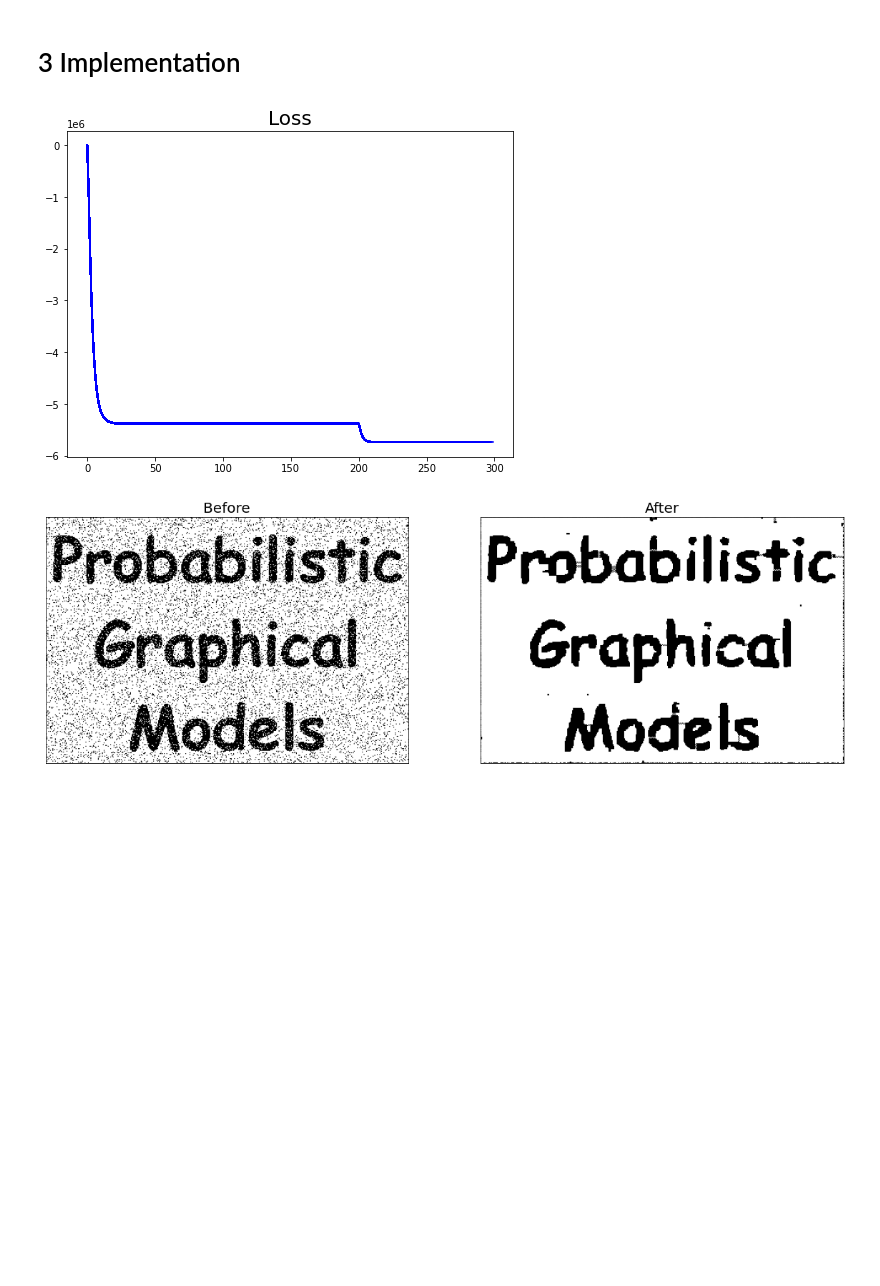
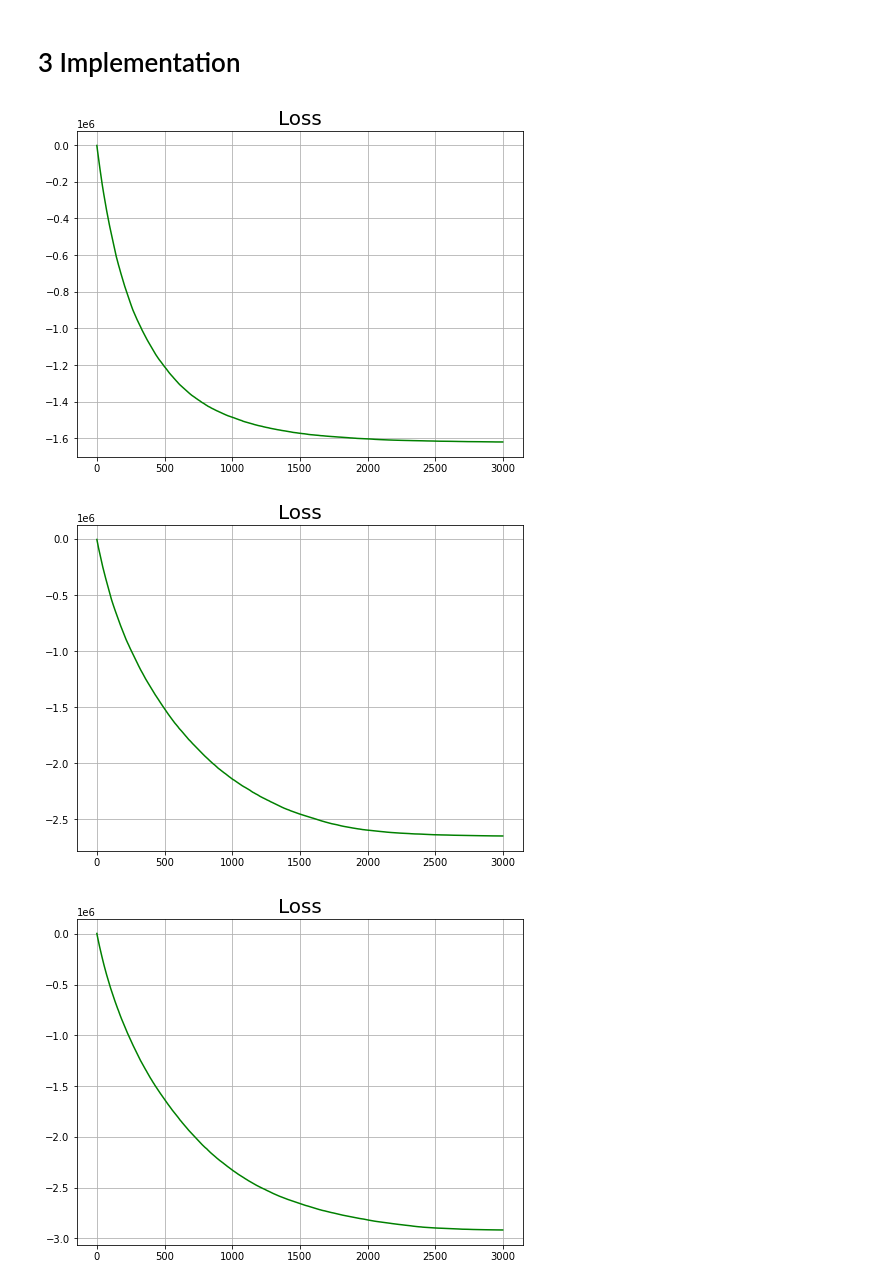
Before and after one commit to VyatkinAlexey/Noiseless, a Jupyter notebook: Notebooks/Bayessian.ipynb, the cells around one changed output. Drawn from its saved outputs; the diff is of its cells as text; code cells hidden in the pictures; blank space fills up the shorter version.

```diff
--- a/Notebooks/Bayessian.ipynb
+++ b/Notebooks/Bayessian.ipynb
@@ -70,36 +70,0 @@ def func_grad(Y, X, w1=8, w2=10):
-# %%
-Y_curr = np.array(np.random.choice(a=[-1, 1], size=[m, n]), dtype=np.float)
-# %%
-n_steps = 300
-lr = np.append(np.linspace(0.6, 0.2, n_steps//3), np.linspace(0.15, 0.1, 2*n_steps//3))
-losses = []
-fig = plt.figure(figsize=(8,6))
-ax = fig.add_subplot(1,1,1)
-ax.set_title('Loss', fontsize=20)
-batch_size = 200
-for step in range(n_steps):
-    losses.append(loss(Y_curr, noisy_image))
-    ax.plot(losses, c='b')
-
-    grad = func_grad(Y_curr, noisy_image)
-    Y_curr[1:m-1, 1:n-1] += lr[step] * grad
-    Y_curr = np.sign(Y_curr)
-# %% [output]
-[figure, removed]
-# %%
-fig, axes = plt.subplots(ncols=2, nrows=1)
-
-fig.set_figheight(10)
-fig.set_figwidth(20)
-
-axes[0].imshow(noisy_image, cmap='gray')
-axes[0].set_title('Before', fontsize=20)
-_ = axes[0].set_xticks([])
-_ = axes[0].set_yticks([])
-
-axes[1].imshow(Y_curr, cmap='gray')
-axes[1].set_title('After', fontsize=20)
-_ = axes[1].set_xticks([])
-_ = axes[1].set_yticks([])
-# %% [output]
-[figure, removed]
@@ -105,0 +165,16 @@ _ = axes[1].set_yticks([])
+# %%
+img_path = 'example/noisy.png'
+img = np.array(Image.open(img_path))
+recovered = []
+w1_list = [1, 3, 5, 7, 9]
+for w1 in w1_list:
+    init_img, recov_img = denoise_image(noisy_image=to_grayscale(img),
+                                        mode='one_discrete',
+                                        n_steps=3000, batch_size=400,
+                                        start_lr=0.65, stop_lr=0.1,
+                                        w1=w1, w2=5)
+    recovered.append(recov_img)
+# %% [output]
+[figure, added]
+[figure, added]
+[figure, added]
```
Also changed, not shown: parts of 13 cells of this notebook.
